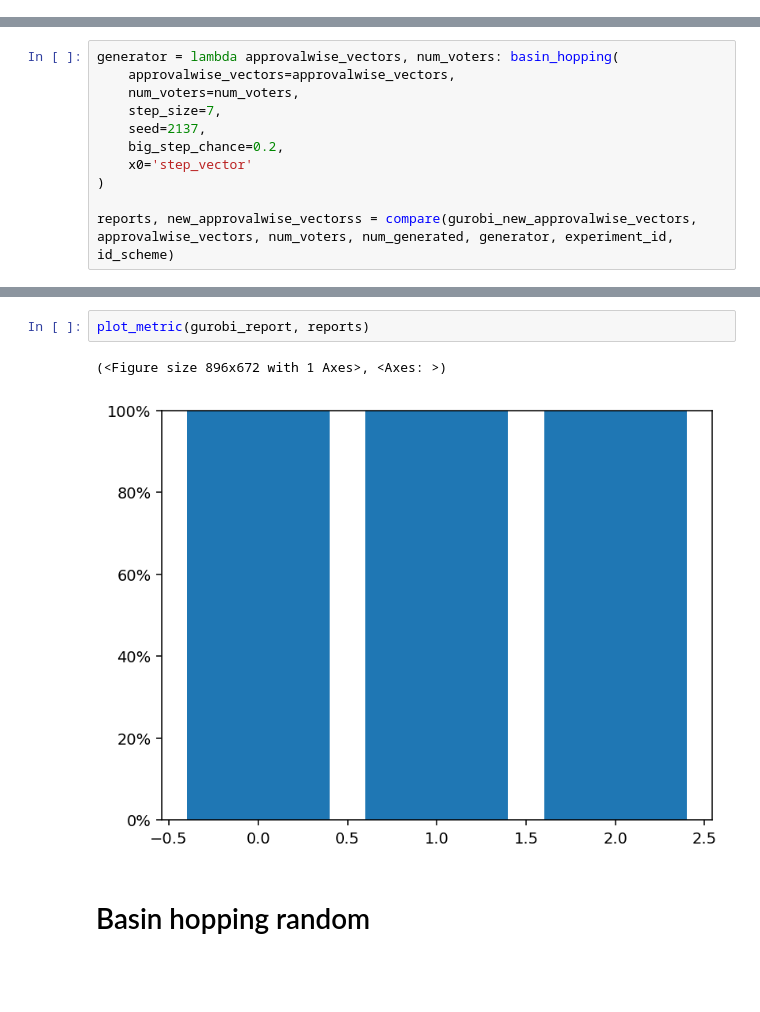
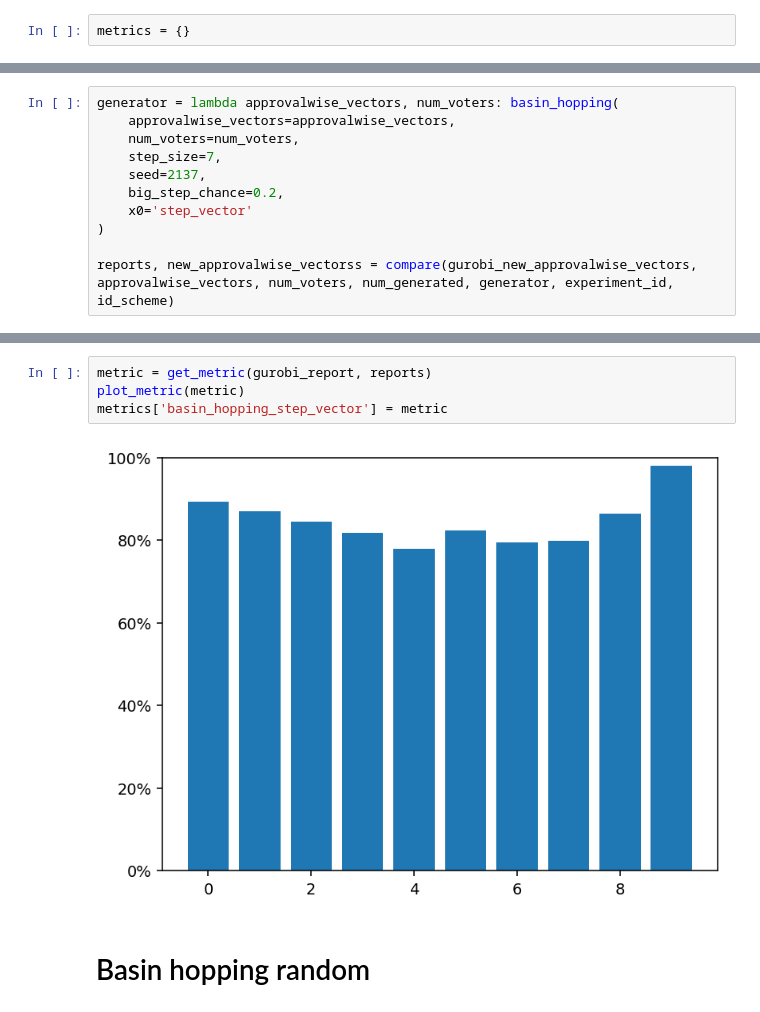
Before and after one commit to Janix4000/holes-in-elections, a Jupyter notebook: approval_l1/comparison.ipynb, the cells around one changed output, grey strips where cells are left out. Drawn from its saved outputs; the diff is of its cells as text; blank space fills up the shorter version.

```diff
--- a/approval_l1/comparison.ipynb
+++ b/approval_l1/comparison.ipynb
@@ -131,4 +144,6 @@ with open(os.path.join('results', solver_id, experiment_id, 'new-approvalwise-ve
     dump_to_text_file(gurobi_new_approvalwise_vectors, num_voters, file)
+# %%
+metrics = {}
 # %% [markdown]
 # Basin hopping step_vector
 # %%
@@ -149,8 +164,9 @@ plot_trajectories(gurobi_report, reports)
-# %%
-plot_metric(gurobi_report, reports)
-# %% [output]
-(<Figure size 896x672 with 1 Axes>, <Axes: >)
-[figure, removed]
+# %%
+metric = get_metric(gurobi_report, reports)
+plot_metric(metric)
+metrics['basin_hopping_step_vector'] = metric
+# %% [output]
+[figure, added]
 # %% [markdown]
 # Basin hopping random
 # %%
```
Also changed, not shown: parts of 33 cells of this notebook, 3 other files.
